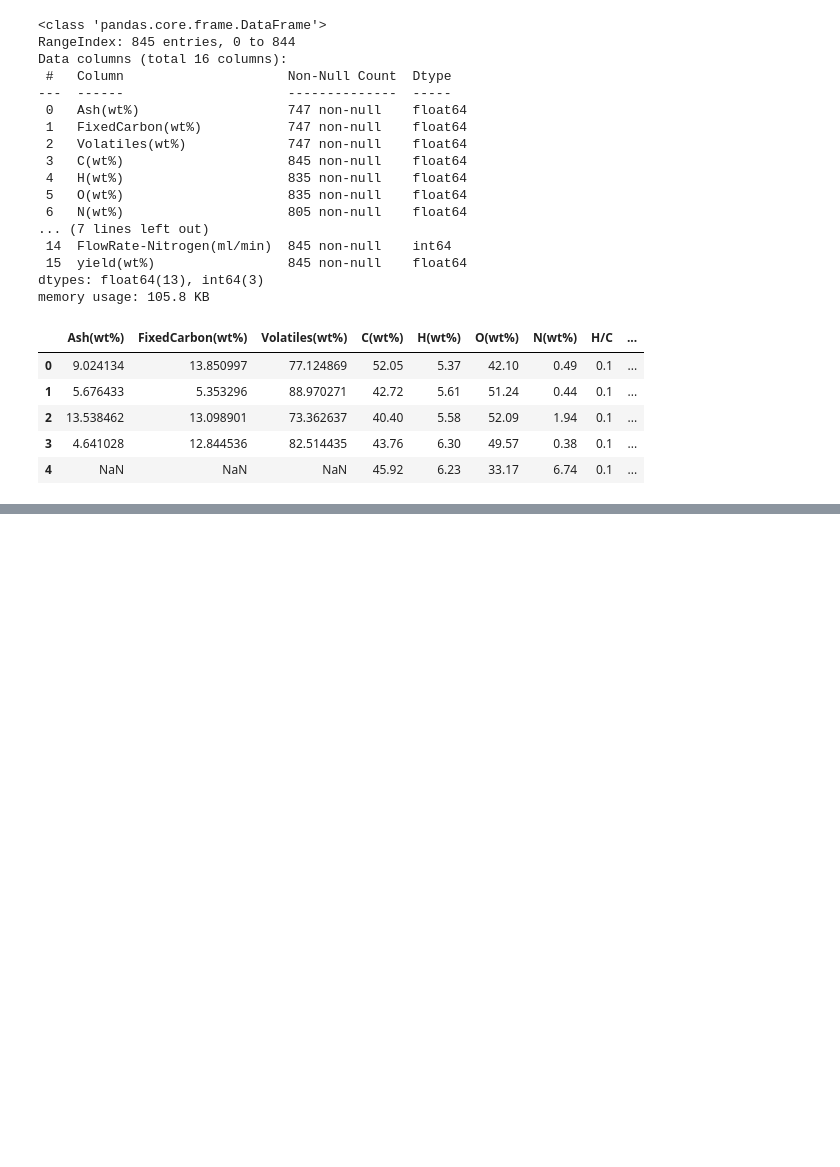
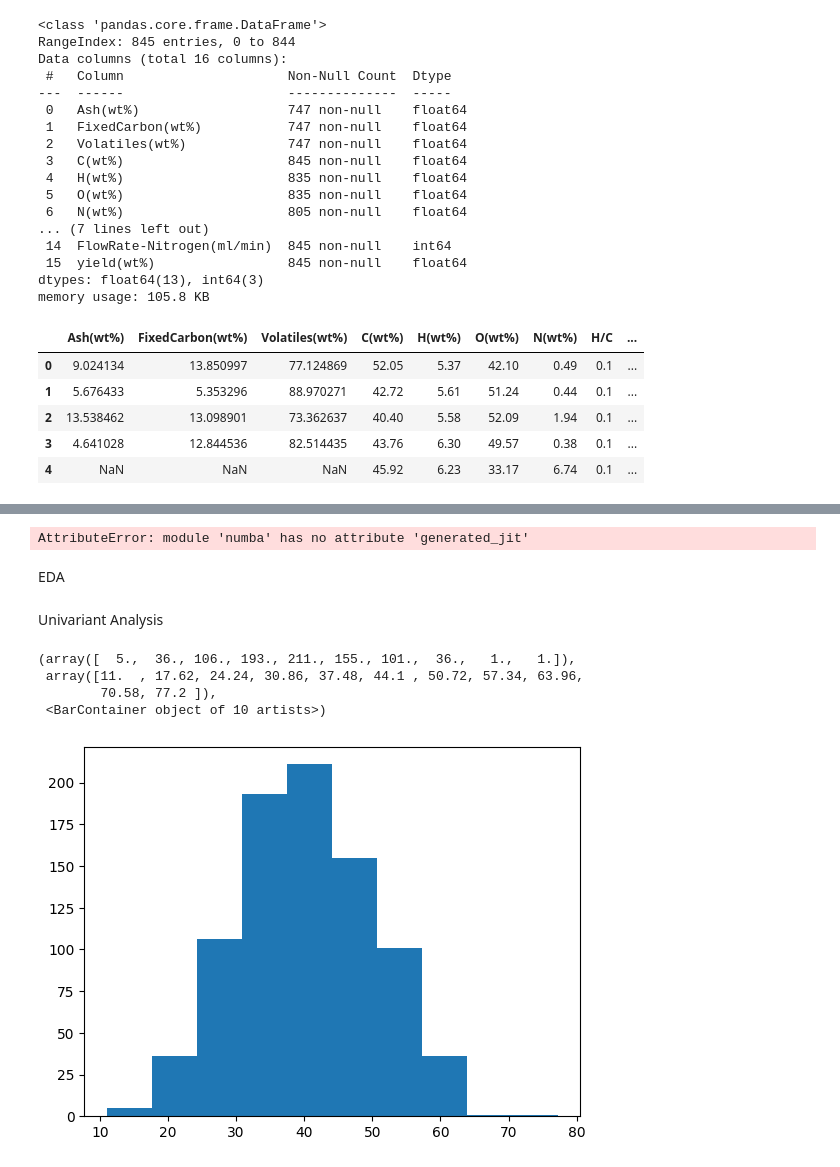
Before and after one commit to 17m301/BioFuel_YieldPrediction, a Jupyter notebook: Model.ipynb, the cells around one changed output, grey strips where cells are left out. Drawn from its saved outputs; the diff is of its cells as text; code cells hidden in the pictures; blank space fills up the shorter version.

```diff
--- a/Model.ipynb
+++ b/Model.ipynb
@@ -30,0 +85,19 @@ memory usage: 105.8 KB
+# %%
+from pandas_profiling import ProfileReport
+prof=ProfileReport(df)
+prof.to_file(output_file=output.html)
+# %% [output]
+AttributeError: module 'numba' has no attribute 'generated_jit'
+# %% [markdown]
+EDA
+# %% [markdown]
+Univariant Analysis
+# %%
+import matplotlib.pyplot as plt
+plt.hist(df['yield(wt%)'])
+# %% [output]
+(array([  5.,  36., 106., 193., 211., 155., 101.,  36.,   1.,   1.]),
+ array([11.  , 17.62, 24.24, 30.86, 37.48, 44.1 , 50.72, 57.34, 63.96,
+        70.58, 77.2 ]),
+ <BarContainer object of 10 artists>)
+[figure, added]
```
Also changed, not shown: parts of 6 cells of this notebook.
